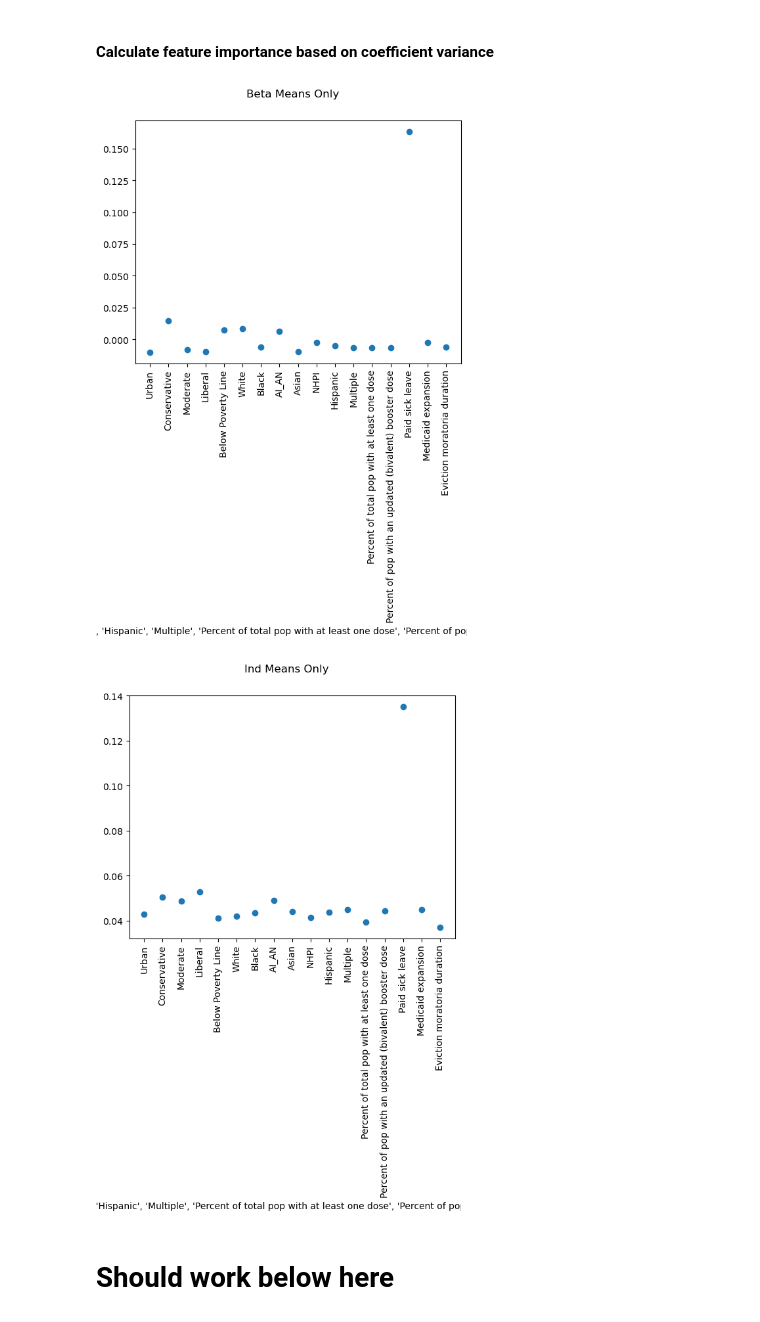
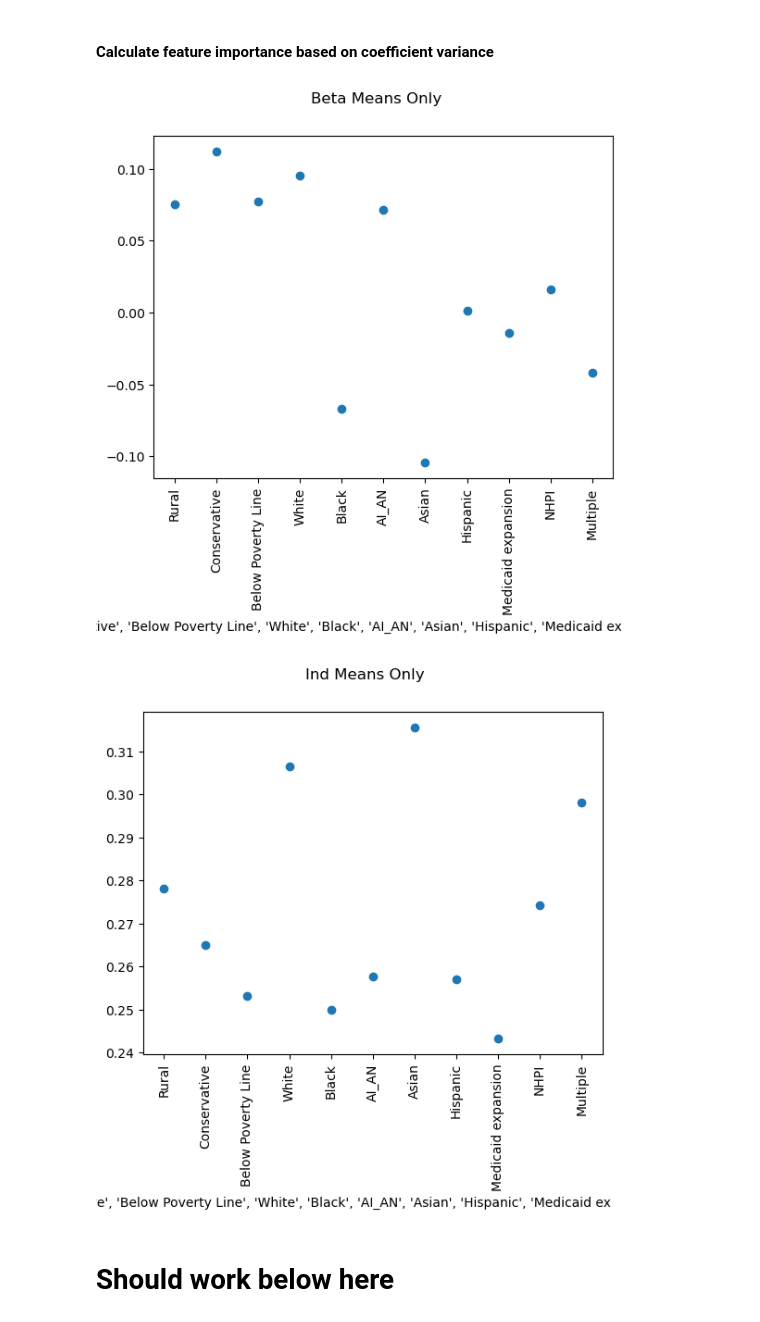
Before and after one commit to AshleyFishGeophys/HouseholdPulse_BVS, a Jupyter notebook: Household_Pulse_Data_2025.ipynb, the cells around one changed output. Cells and saved outputs as stored; diff of their text form; code cells hidden in the pictures.

```diff
--- a/Household_Pulse_Data_2025.ipynb
+++ b/Household_Pulse_Data_2025.ipynb
@@ -1428,5 +1389,5 @@ plot_importance(importance_1, x_labels, importance_type="Normalized Importance:
 # %%
-x_labels = list(df_variables.columns)
+x_labels_tpe = list(df_variables_final.columns)
 
-plot_importance(normalized_importance_1, x_labels, importance_type="Normalized Importance: Beta & Ind")
+plot_importance(normalized_importance_1_tpe, x_labels_tpe, importance_type="Normalized Importance: Beta & Ind")
 # %% [output]
@@ -1434,13 +1395,13 @@ plot_importance(normalized_importance_1, x_labels, importance_type="Normalized I
 # %% [markdown]
 #### Calculate feature importance based on coefficient variance
 # %%
-plot_importance(beta_means, x_labels, importance_type="Beta Means Only")
+plot_importance(beta_means_tpe, x_labels_tpe, importance_type="Beta Means Only")
 # %% [output]
-[figure, old version]
+[figure, new version]
 # %%
-plot_importance(ind_means, x_labels, importance_type="Ind Means Only")
+plot_importance(ind_means_tpe, x_labels_tpe, importance_type="Ind Means Only")
 # %% [output]
-[figure, old version]
+[figure, new version]
 # %% [markdown]
 # Should work below here
 # %%
```
Also changed, not shown: parts of 35 cells of this notebook, 1 other file.
